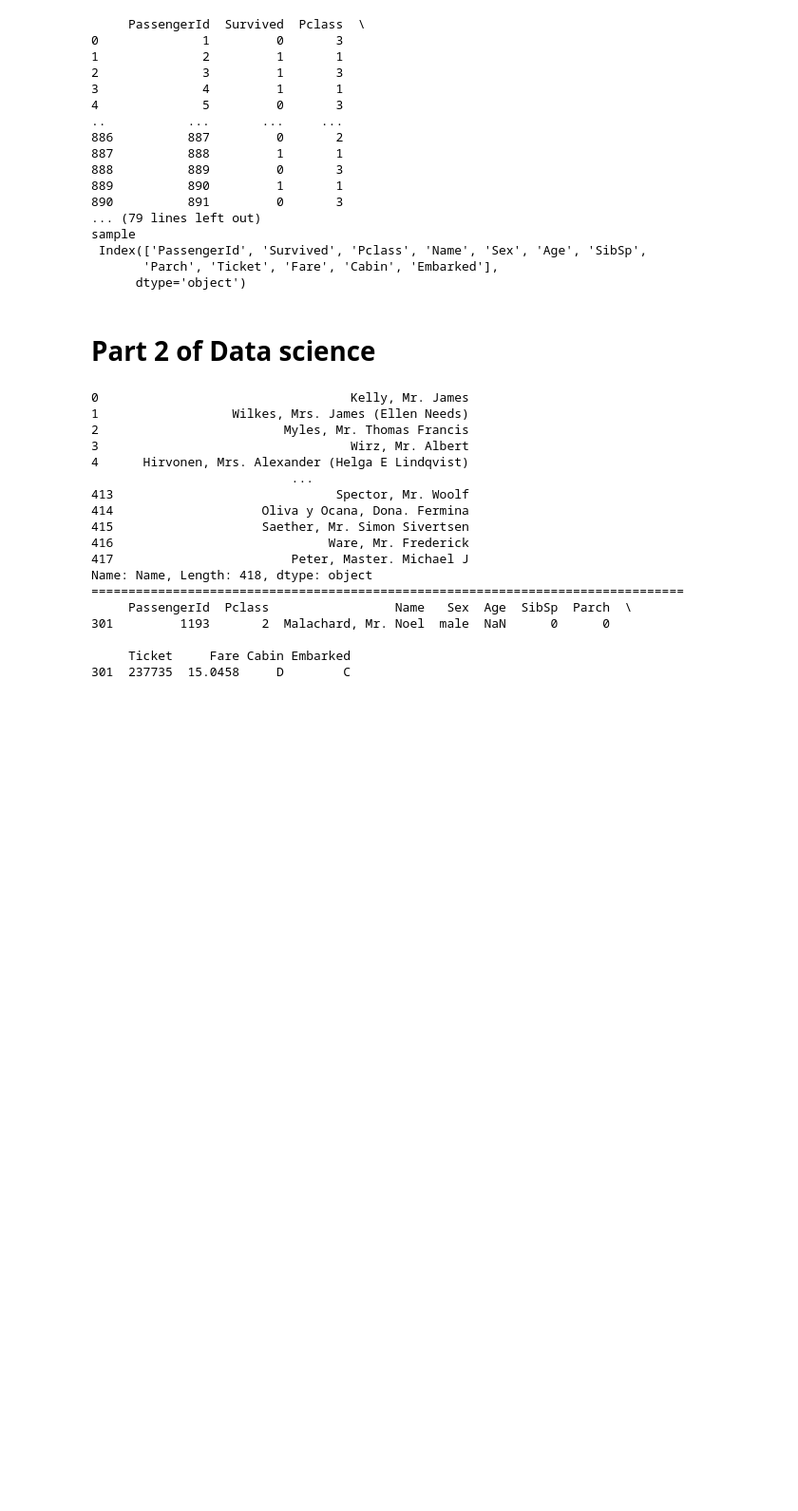
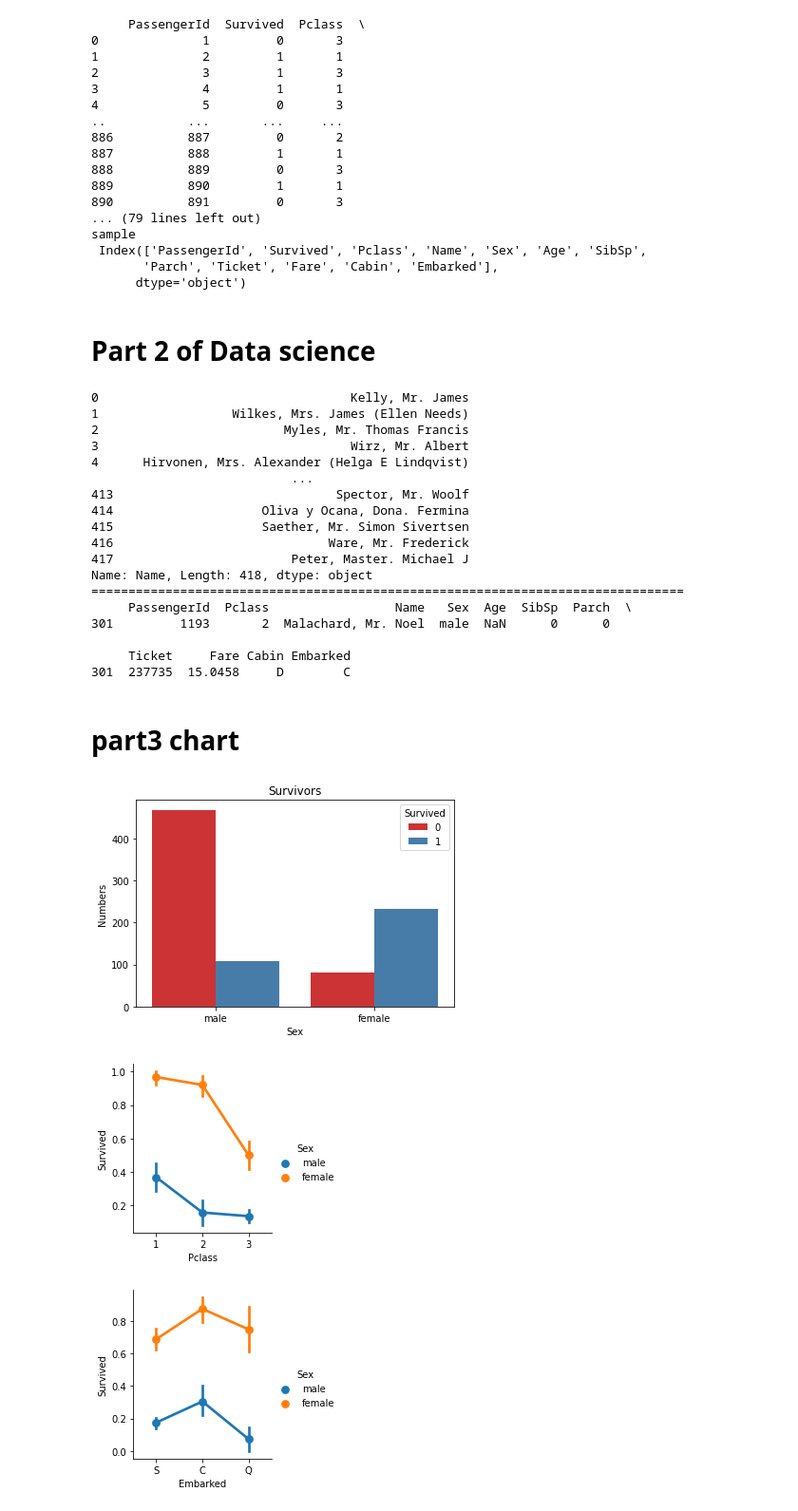
Before and after one commit to Amankhalsa/Data_Science, a Jupyter notebook: notebook.ipynb, the cells around one changed output. Shown at 95% size. Saved outputs shown, nothing was run; the diff lists cells and outputs as text; code cells hidden in the pictures; blank space fills up the shorter version.

Commit message:
Part 3 part 2 ang notebook updated

```diff
--- a/notebook.ipynb
+++ b/notebook.ipynb
@@ -84,3 +84,31 @@ Name: Name, Length: 418, dtype: object
 
      Ticket     Fare Cabin Embarked
 301  237735  15.0458     D        C
+# %% [markdown]
+# part3 chart
+# %%
+import pandas as pd
+import seaborn as sb
+import matplotlib.pyplot as plt
+
+df = pd.read_csv('train.csv')
+# df.sample()
+
+# sr = pd.crosstab(df['Sex'],df['Survived'])
+
+
+
+ax = sb.countplot(x ='Sex',hue='Survived', palette='Set1',data=df)
+ax.set(title='Survivors',xlabel='Sex',ylabel='Numbers')
+plt.show()
+
+
+
+
+fp = sb.factorplot(x='Pclass',y='Survived',hue='Sex',data=df,aspect=0.9,size=3)
+
+fp_Ebbark = sb.factorplot(x='Embarked',y='Survived',hue='Sex',data=df,aspect=0.9,size=3)
+# %% [output]
+[figure, added]
+[figure, added]
+[figure, added]
```
Also changed, not shown: 2 other files.
